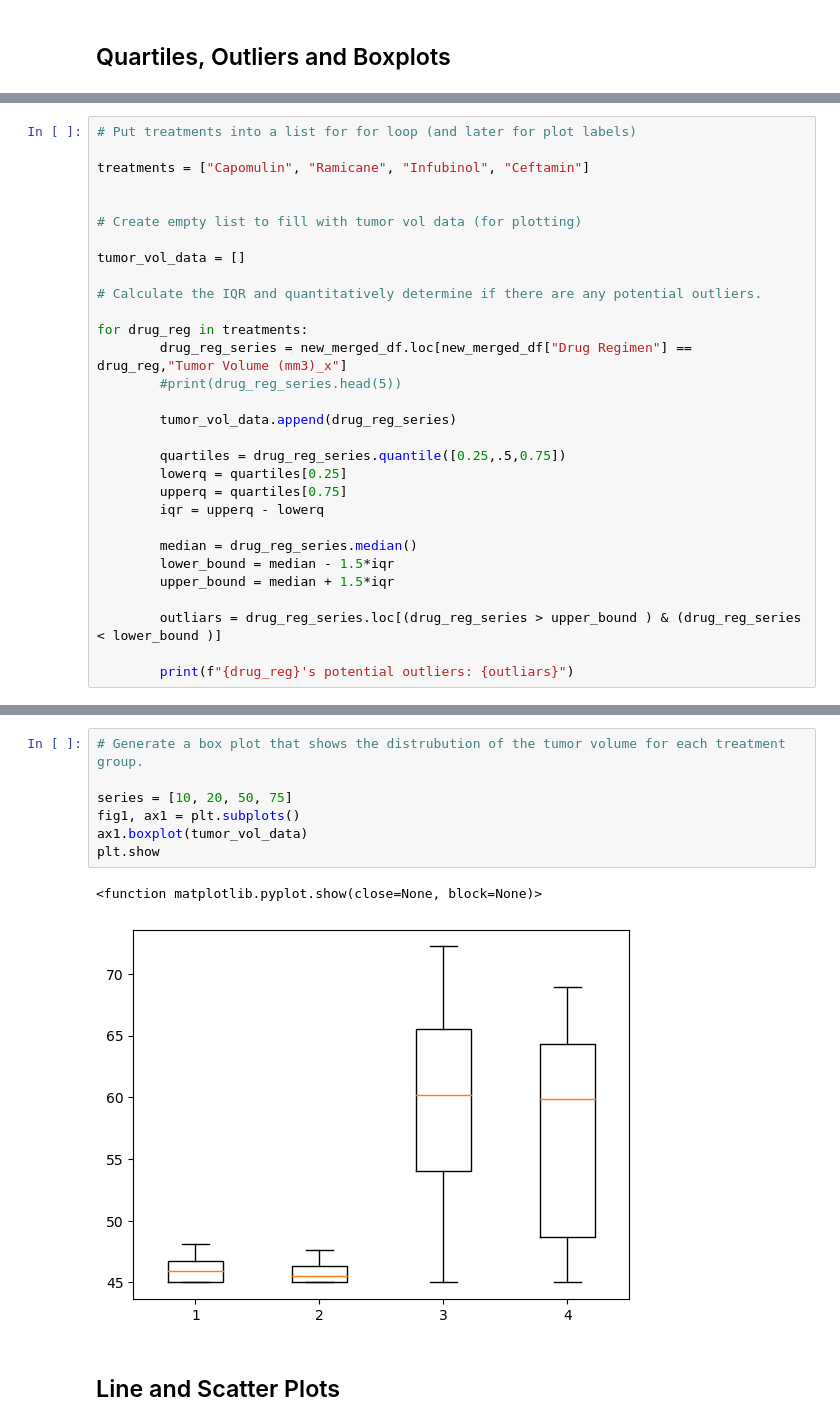
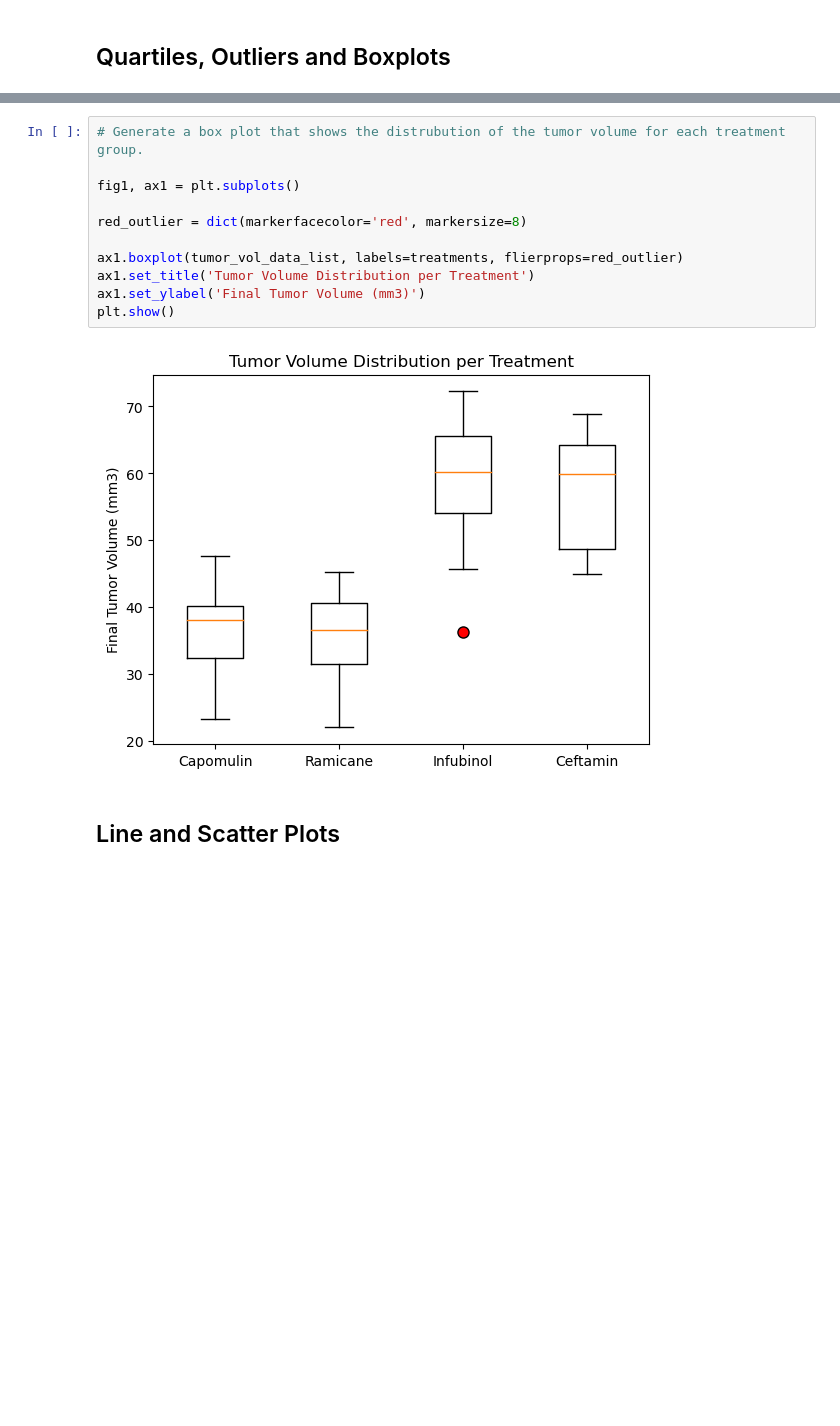
Before and after one commit to eabouche/pharmaceuticals-challenge, a Jupyter notebook: Pymaceuticals/Pharmaceuticals_Clinical_Study.ipynb, the cells around one changed output, grey strips where cells are left out. Cells and saved outputs as stored; diff of their text form; blank space fills up the shorter version.

```diff
--- a/Pymaceuticals/Pharmaceuticals_Clinical_Study.ipynb
+++ b/Pymaceuticals/Pharmaceuticals_Clinical_Study.ipynb
@@ -424,30 +297,0 @@ Capomulin's potential outliars: Series([], Name: Tumor Volume (mm3)_x, dtype: fl
-# %%
-# Put treatments into a list for for loop (and later for plot labels)
-
-treatments = ["Capomulin", "Ramicane", "Infubinol", "Ceftamin"]
-
-
-# Create empty list to fill with tumor vol data (for plotting)
-
-tumor_vol_data = []
-
-# Calculate the IQR and quantitatively determine if there are any potential outliers.
-
-for drug_reg in treatments:
-        drug_reg_series = new_merged_df.loc[new_merged_df["Drug Regimen"] == drug_reg,"Tumor Volume (mm3)_x"]
-        #print(drug_reg_series.head(5))
-
-        tumor_vol_data.append(drug_reg_series)
-
-        quartiles = drug_reg_series.quantile([0.25,.5,0.75])
-        lowerq = quartiles[0.25]
-        upperq = quartiles[0.75]
-        iqr = upperq - lowerq
-
-        median = drug_reg_series.median()
-        lower_bound = median - 1.5*iqr
-        upper_bound = median + 1.5*iqr
-
-        outliars = drug_reg_series.loc[(drug_reg_series > upper_bound ) & (drug_reg_series < lower_bound )]
-
-        print(f"{drug_reg}'s potential outliers: {outliars}")
@@ -459,13 +298,16 @@ Ceftamin's potential outliers: Series([], Name: Tumor Volume (mm3)_x, dtype: flo
 # %%
 # Generate a box plot that shows the distrubution of the tumor volume for each treatment group.
 
-series = [10, 20, 50, 75]
 fig1, ax1 = plt.subplots()
-ax1.boxplot(tumor_vol_data)
-plt.show
+
+red_outlier = dict(markerfacecolor='red', markersize=8)
+
+ax1.boxplot(tumor_vol_data_list, labels=treatments, flierprops=red_outlier)
+ax1.set_title('Tumor Volume Distribution per Treatment')
+ax1.set_ylabel('Final Tumor Volume (mm3)')
+plt.show()
 # %% [output]
-<function matplotlib.pyplot.show(close=None, block=None)>
-[figure, old version]
+[figure, new version]
 # %% [markdown]
 ## Line and Scatter Plots
 # %%
```
Also changed, not shown: parts of 15 cells of this notebook.
